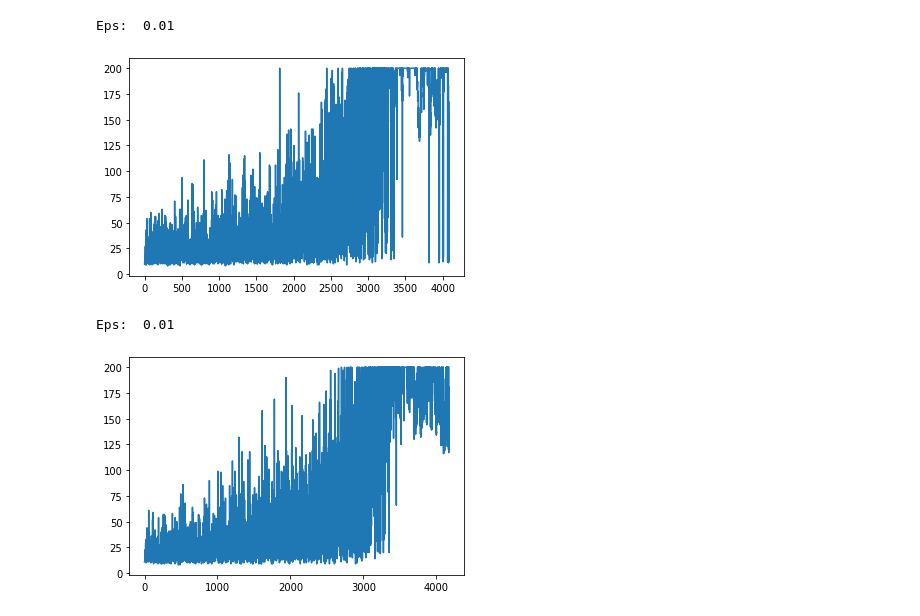
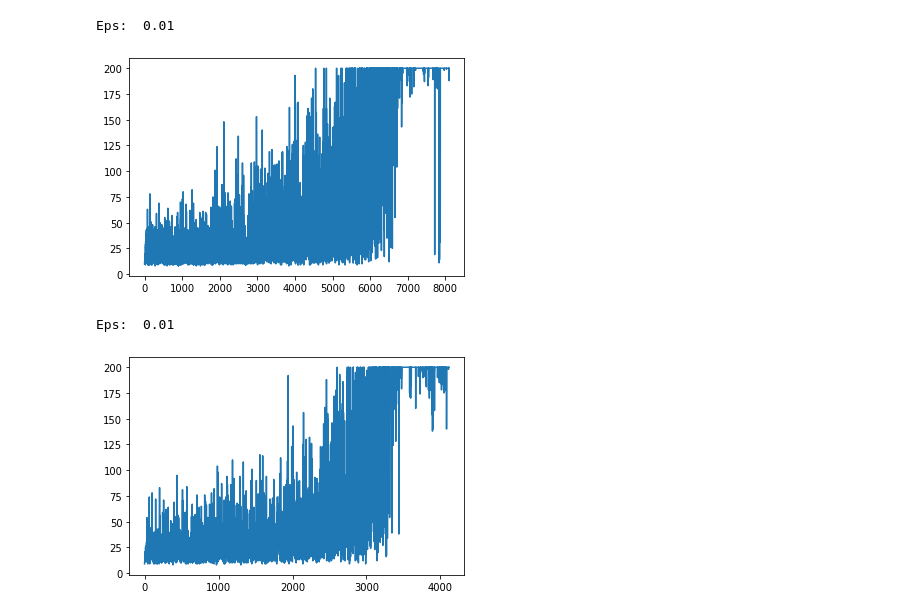
Before and after one commit to APodolskiy/tensorflow_2_examples, a Jupyter notebook: rl/q-learning.ipynb, the cells around one changed output. Cells and saved outputs as stored; diff of their text form; code cells hidden in the pictures.

Commit message:
Fix double q-learning agent.

```diff
--- a/rl/q-learning.ipynb
+++ b/rl/q-learning.ipynb
@@ -60,13 +60,13 @@ class ReplayBuffer:
     def __len__(self):
         return len(self.buffer)
 # %%
-def create_model(state_dim: int, action_dim: int, hidden_sizes: List[int]):
+def create_model(state_dim: int, action_dim: int, hidden_sizes: List[int], use_bias: bool = True):
     model = tf.keras.models.Sequential()
     model.add(layers.InputLayer(input_shape=state_dim))
     for hidden_size in hidden_sizes:
-        model.add(layers.Dense(hidden_size))
-        model.add(layers.ReLU())
-    model.add(layers.Dense(action_dim))
+        model.add(layers.Dense(hidden_size, use_bias=use_bias, kernel_initializer='he_normal', dtype=tf.float64))
+        model.add(layers.ReLU(dtype=tf.float64))
+    model.add(layers.Dense(action_dim, use_bias=use_bias, dtype=tf.float64))
 
     return model
 
@@ -112,17 +112,19 @@ class DQN(Agent):
     def __init__(self, state_dim: int, action_dim: int, hidden_sizes: List[int], gamma: float=0.95):
         super(DQN, self).__init__(state_dim, action_dim)
         self.q_net = create_model(state_dim, action_dim, hidden_sizes)
-        self.optimizer = tf.keras.optimizers.Adam(0.001)
+        self.optimizer = tf.keras.optimizers.Adam(0.0005)
         self.eps = EpsScheduler(steps=15_000)
         self.gamma = gamma
 
     def act(self, state):
         batch_size = state.shape[0]
         eps = self.eps()
-        bern_samples = (np.random.rand(batch_size) < eps).astype(int)
         random_steps = np.random.randint(self.action_dim, size=batch_size)
         best_q_steps = np.argmax(self.q_net(state), axis=1)
-        action = bern_samples * random_steps + (1 - bern_samples) * best_q_steps
+        if np.random.rand() < eps:
+            action = random_steps
+        else:
+            action = best_q_steps
         return action
 
     def _prepare_batches(self, transitions):
@@ -151,29 +153,39 @@ class DQN(Agent):
         self.optimizer.apply_gradients(zip(gradients, self.q_net.trainable_variables))
 # %%
 class DDQN(DQN):
-    def __init__(self, state_dim: int, action_dim: int, hidden_sizes: List[int], gamma: float=0.95):
+    def __init__(self, state_dim: int, action_dim: int, hidden_sizes: List[int], gamma: float=0.95, tau: float = 0.08):
         super(DDQN, self).__init__(state_dim, action_dim, hidden_sizes, gamma)
         self.target_net = create_model(state_dim, action_dim, hidden_sizes)
+        self.tau = tau
         sync_models(self.q_net, self.target_net)
 
     def synchronize(self):
         sync_models(self.q_net, self.target_net)
 
+    def exp_average_weights(self):
+        for target_w, original_w in zip(self.target_net.trainable_variables,
+                                        self.q_net.trainable_variables):
+            target_w.assign(target_w * (1 - self.tau) + original_w * self.tau)
+
     def update(self, transitions):
         state, action, reward, next_state, done = self._prepare_batches(transitions)
         with tf.GradientTape() as tape:
-            Q_pred = tf.reduce_sum(self.q_net(state) * tf.one_hot(action, self.action_dim, dtype=tf.float32), axis=1)
-            Q_next = tf.stop_gradient(tf.reduce_max(self.target_net(next_state), axis=1))
+            Q_pred = tf.reduce_sum(self.q_net(state) * tf.one_hot(action, self.action_dim, dtype=tf.float64), axis=1)
+            best_actions = tf.one_hot(tf.argmax(self.q_net(next_state), axis=1), self.action_dim, dtype=tf.float64)
+            Q_next = tf.stop_gradient(tf.reduce_sum(self.target_net(next_state) * best_actions, axis=1))
             loss = tf.reduce_mean((reward + (1 - done) * self.gamma * Q_next - Q_pred )**2)
         gradients = tape.gradient(loss, self.q_net.trainable_variables)
         self.optimizer.apply_gradients(zip(gradients, self.q_net.trainable_variables))
 # %%
 def train(agent_cls, env_name, num_steps: int = 20000, num_envs: int = 32, plot_every: int=300,
-          sync_every=None):
+          sync_every=None, exp_average: bool = False):
+    if exp_average and sync_every is not None:
+        raise ValueError("Choose one type of target network update.")
+
     env = VectorizeWrapper(partial(gym.make, env_name), num_envs)
     state_dim = env.observation_space.shape
     action_dim = env.action_space.n
-    agent = agent_cls(state_dim, action_dim, hidden_sizes=[20, 20, 10], gamma=0.95)
+    agent = agent_cls(state_dim, action_dim, hidden_sizes=[30, 30], gamma=0.95)
 
     rewards = []
     episode_rewards = [0 for _ in range(num_envs)]
@@ -204,6 +216,9 @@ def train(agent_cls, env_name, num_steps: int = 20000, num_envs: int = 32, plot_
         if sync_every is not None and t % sync_every == 0:
             agent.synchronize()
 
+        if exp_average:
+            agent.exp_average_weights()
+
         state = next_state
     return rewards
 # %%
@@ -252,15 +273,16 @@ def train_exp_rep(agent_cls, env_name, num_steps: int = 20000, num_envs: int = 3
         state = next_state
     return rewards
 # %%
-rewards = train(DDQN, 'CartPole-v0', num_steps=20000, num_envs=16, sync_every=100)
+rewards = train(DDQN, 'CartPole-v0', num_steps=20000, num_envs=32, exp_average=True)#sync_every=100)
 # %% [output]
 Eps:  0.01
-[figure, old version]
+[figure, new version]
 # %%
-rewards_exp = train_exp_rep(DDQN, 'CartPole-v0', num_steps=20000, num_envs=16, batch_size=64, sync_every=100)
+rewards_exp = train_exp_rep(DDQN, 'CartPole-v0', num_steps=20000, num_envs=16, batch_size=32,
+                            exp_average=True)#sync_every=100)
 # %% [output]
 Eps:  0.01
-[figure, old version]
+[figure, new version]
 # %%
 ple.line(x=range(len(rewards)), y=rewards, title="Q-learning")
 # %% [output]
```
Also changed, not shown: parts of 1 cell of this notebook.
